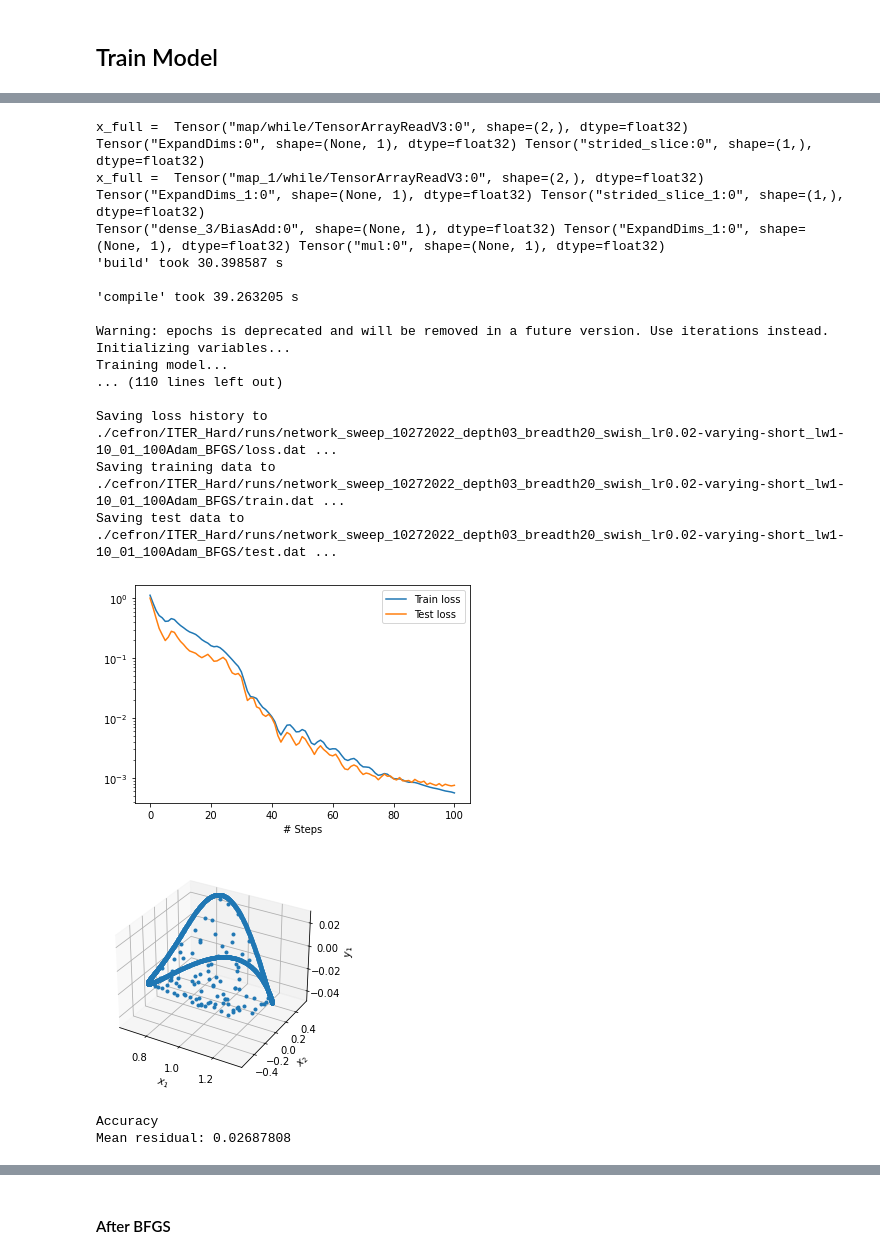
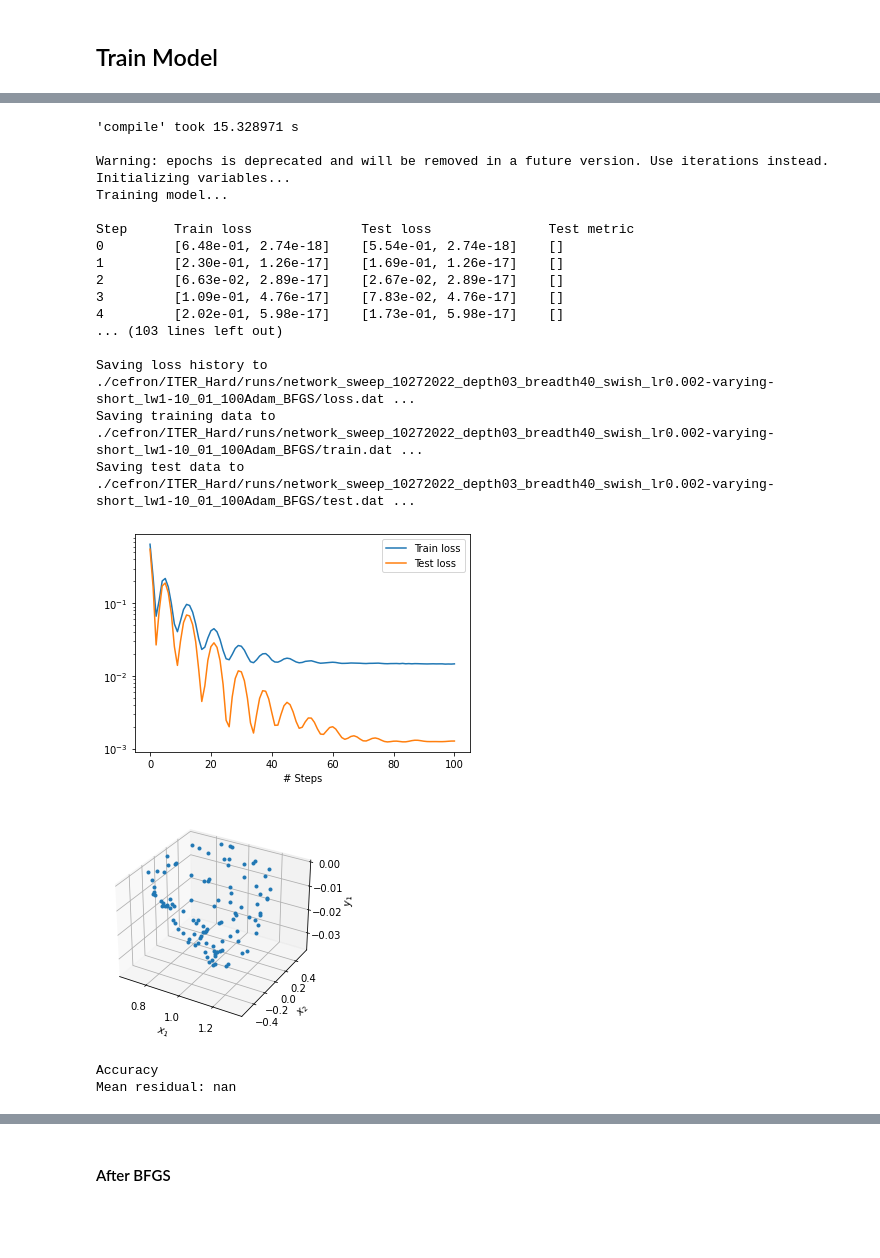
Before and after one commit to akaptano/deepxde_copy, a Jupyter notebook: gs-2d-surrogate/general_solovev_equil_visual_hardconstraint.ipynb, the cells around one changed output, grey strips where cells are left out. Drawn from its saved outputs; the diff is of its cells as text; code cells hidden in the pictures; blank space fills up the shorter version.

```diff
--- a/gs-2d-surrogate/general_solovev_equil_visual_hardconstraint.ipynb
+++ b/gs-2d-surrogate/general_solovev_equil_visual_hardconstraint.ipynb
@@ -54,22 +54,16 @@ def psi_zz(x, u):
     return dde.grad.hessian(u, x, i=1, j=1)
 
 spatial_domain = dde.geometry.Ellipse(eps, kappa, delta)
-
-# x,u = gen_traindata(1000)
-
 n_test = 100
-# x_test,u_test = gen_traindata(n_test)
-# x_test = np.concatenate((x_test, spatial_domain.random_points(n_test)))
-# u_test = np.concatenate((u_test, np.zeros((n_test, 1))))
-# bc135 = dde.PointSetBC(x,u)
+npts = 1000
 bc_dirichlet = dde.DirichletBC(spatial_domain, lambda x: 0, lambda _, on_boundary: on_boundary)
 
 data = dde.data.PDE(
     spatial_domain,
     pde_solovev,
     bc_dirichlet,
-    num_domain=256,
-    num_boundary=2000,
+    num_domain=npts,
+    num_boundary=npts,
     num_test=n_test,
     train_distribution="LHS"
 )
@@ -114,3 +78,21 @@ def modify_output(x, y):
+# %%
+######################
+#  Hard Constraints  #
+######################
+
+alpha = np.arcsin(delta)
+### Notice we are making sure tf.acos() only receives arguments between [-1, 1] to avoid NaNs
+def g_xy(x, y):
+    return y - eps * kappa * tf.sin(tf.acos(tf.minimum(tf.maximum((x - 1) / eps, -1.0), 1.0)) - alpha * y / eps / kappa)
+#     return y - eps * kappa * tf.sin(tf.acos((x - 1) / eps) - alpha * y / eps / kappa)
+
+def g(x):
+    x_coord = x[:, 0:1]
+    y_coord = x[:, 1:2]
+    return g_xy(x_coord, y_coord) * g_xy(x_coord, -y_coord)
+
+def modify_output(x, y):
+    return g(x) * y
 # %%
 # Plot collocation points for visual check
 fig,ax=plt.subplots(1, figsize=(5, 5))
@@ -126,9 +108,9 @@ plt.show()
 # %%
 DATE = "10272022"
 CONFIG = "ITER_Hard"
-LR = 2e-2
+LR = 2e-3
 DEPTH = 3
-BREADTH = 20
+BREADTH = 40
 run = "01_100Adam_BFGS"
 AF = "swish"
 RUN_NAME = f"network_sweep_{DATE}_depth0{DEPTH}_breadth{BREADTH}_{AF}_lr{LR}-varying-short_lw1-10_{run}"
@@ -190,21 +173,21 @@ Building feed-forward neural network...
-x_full =  Tensor("map/while/TensorArrayReadV3:0", shape=(2,), dtype=float32)
-Tensor("ExpandDims:0", shape=(None, 1), dtype=float32) Tensor("strided_slice:0", shape=(1,), dtype=float32)
-x_full =  Tensor("map_1/while/TensorArrayReadV3:0", shape=(2,), dtype=float32)
-Tensor("ExpandDims_1:0", shape=(None, 1), dtype=float32) Tensor("strided_slice_1:0", shape=(1,), dtype=float32)
-Tensor("dense_3/BiasAdd:0", shape=(None, 1), dtype=float32) Tensor("ExpandDims_1:0", shape=(None, 1), dtype=float32) Tensor("mul:0", shape=(None, 1), dtype=float32)
-'build' took 30.398587 s
-
-'compile' took 39.263205 s
+'compile' took 15.328971 s
 
 Warning: epochs is deprecated and will be removed in a future version. Use iterations instead.
 Initializing variables...
 Training model...
-... (110 lines left out)
 
-Saving loss history to ./cefron/ITER_Hard/runs/network_sweep_10272022_depth03_breadth20_swish_lr0.02-varying-short_lw1-10_01_100Adam_BFGS/loss.dat ...
-Saving training data to ./cefron/ITER_Hard/runs/network_sweep_10272022_depth03_breadth20_swish_lr0.02-varying-short_lw1-10_01_100Adam_BFGS/train.dat ...
-Saving test data to ./cefron/ITER_Hard/runs/network_sweep_10272022_depth03_breadth20_swish_lr0.02-varying-short_lw1-10_01_100Adam_BFGS/test.dat ...
+Step      Train loss              Test loss               Test metric
+0         [6.48e-01, 2.74e-18]    [5.54e-01, 2.74e-18]    []
+1         [2.30e-01, 1.26e-17]    [1.69e-01, 1.26e-17]    []
+2         [6.63e-02, 2.89e-17]    [2.67e-02, 2.89e-17]    []
+3         [1.09e-01, 4.76e-17]    [7.83e-02, 4.76e-17]    []
+4         [2.02e-01, 5.98e-17]    [1.73e-01, 5.98e-17]    []
+... (103 lines left out)
+
+Saving loss history to ./cefron/ITER_Hard/runs/network_sweep_10272022_depth03_breadth40_swish_lr0.002-varying-short_lw1-10_01_100Adam_BFGS/loss.dat ...
+Saving training data to ./cefron/ITER_Hard/runs/network_sweep_10272022_depth03_breadth40_swish_lr0.002-varying-short_lw1-10_01_100Adam_BFGS/train.dat ...
+Saving test data to ./cefron/ITER_Hard/runs/network_sweep_10272022_depth03_breadth40_swish_lr0.002-varying-short_lw1-10_01_100Adam_BFGS/test.dat ...
-[figure, old version]
+[figure, new version]
-[figure, old version]
+[figure, new version]
 Accuracy
-Mean residual: 0.02687808
+Mean residual: nan
```
Also changed, not shown: parts of 12 cells of this notebook, 3 other files.
